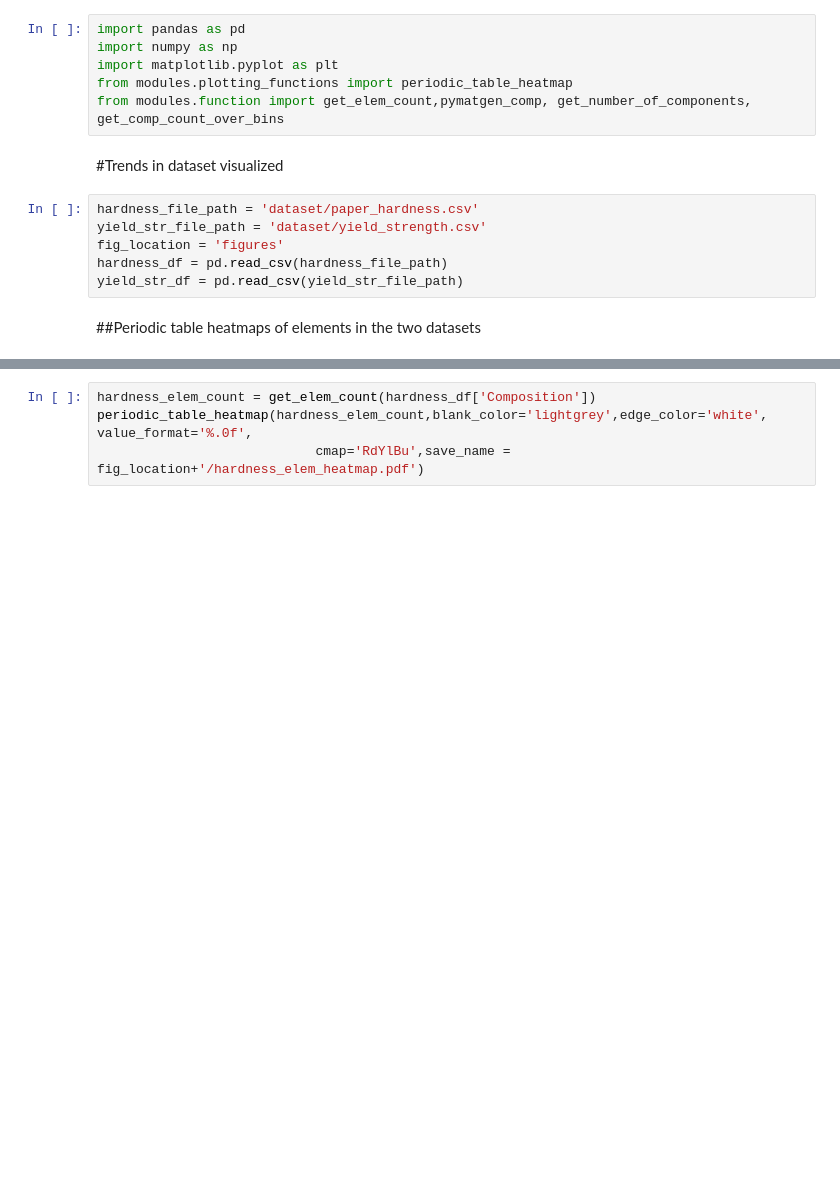
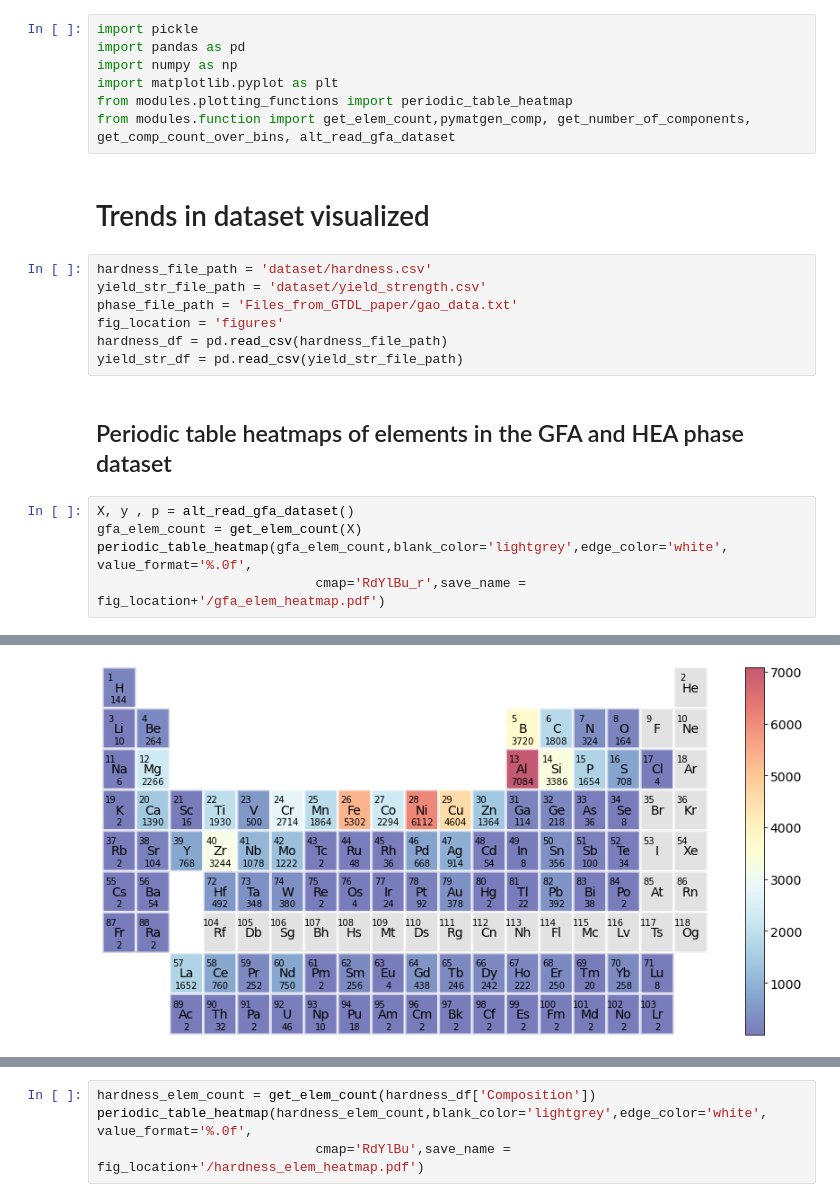
Before and after one commit to dovahkiin0022/representations, a Jupyter notebook: notebooks/visualization.ipynb, the cells around one changed output, grey strips where cells are left out. Cells and saved outputs as stored; diff of their text form; blank space fills up the shorter version.

```diff
--- a/notebooks/visualization.ipynb
+++ b/notebooks/visualization.ipynb
@@ -1,16 +8,24 @@
 # %%
+import pickle
 import pandas as pd
 import numpy as np
 import matplotlib.pyplot as plt
 from modules.plotting_functions import periodic_table_heatmap
-from modules.function import get_elem_count,pymatgen_comp, get_number_of_components, get_comp_count_over_bins
+from modules.function import get_elem_count,pymatgen_comp, get_number_of_components, get_comp_count_over_bins, alt_read_gfa_dataset
 # %% [markdown]
-#Trends in dataset visualized
+# Trends in dataset visualized
 # %%
-hardness_file_path = 'dataset/paper_hardness.csv'
+hardness_file_path = 'dataset/hardness.csv'
 yield_str_file_path = 'dataset/yield_strength.csv'
+phase_file_path = 'Files_from_GTDL_paper/gao_data.txt'
 fig_location = 'figures'
 hardness_df = pd.read_csv(hardness_file_path)
 yield_str_df = pd.read_csv(yield_str_file_path)
 # %% [markdown]
-##Periodic table heatmaps of elements in the two datasets
+## Periodic table heatmaps of elements in the GFA and HEA phase dataset
+# %%
+X, y , p = alt_read_gfa_dataset()
+gfa_elem_count = get_elem_count(X)
+periodic_table_heatmap(gfa_elem_count,blank_color='lightgrey',edge_color='white', value_format='%.0f',
+                            cmap='RdYlBu_r',save_name = fig_location+'/gfa_elem_heatmap.pdf')
+# %% [output]
@@ -16,0 +33 @@ yield_str_df = pd.read_csv(yield_str_file_path)
+[figure, added]
```
Also changed, not shown: parts of 3 cells of this notebook, 27 other files.
